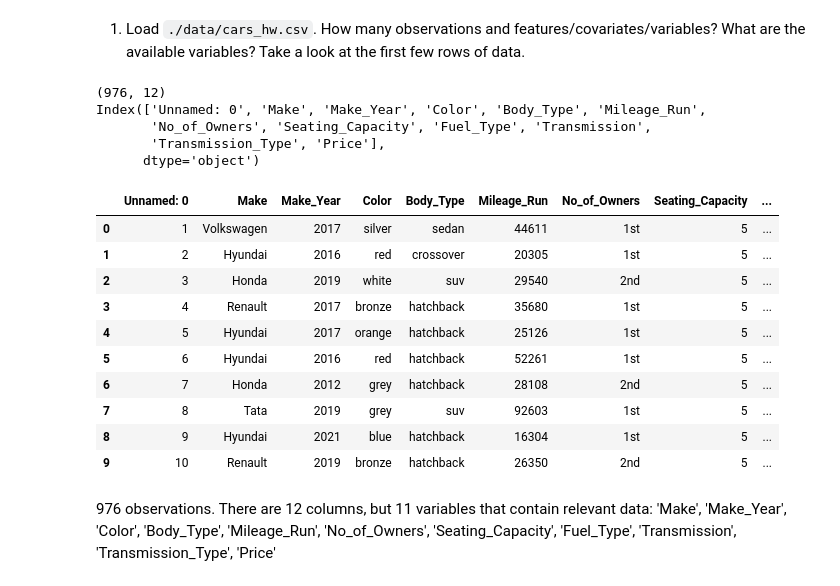
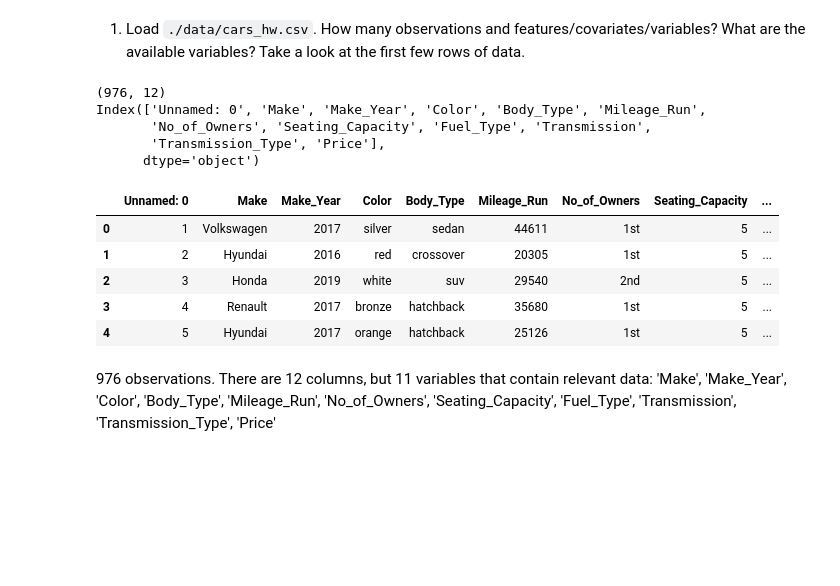
Before and after one commit to hasitanalluri/trees, a Jupyter notebook: assignment/assignment.ipynb, the cells around one changed output. Drawn from its saved outputs; the diff is of its cells as text; code cells hidden in the pictures; blank space fills up the shorter version.

```diff
--- a/assignment/assignment.ipynb
+++ b/assignment/assignment.ipynb
@@ -42,30 +37,25 @@ Resolving deltas: 100% (26/26), done.
 # %%
 import numpy as np
 import pandas as pd
 import seaborn as sns
 import matplotlib.pyplot as plt
 
 df = pd.read_csv('/content/trees/assignment/data/cars_hw.csv') # Load data
 print(df.shape)
 print(df.columns)
-df.head(10)
+df.head()
 # %% [output]
 (976, 12)
 Index(['Unnamed: 0', 'Make', 'Make_Year', 'Color', 'Body_Type', 'Mileage_Run',
        'No_of_Owners', 'Seating_Capacity', 'Fuel_Type', 'Transmission',
        'Transmission_Type', 'Price'],
       dtype='object')
 |  | Unnamed: 0 | Make | Make_Year | Color | Body_Type | Mileage_Run | No_of_Owners | Seating_Capacity | ... |
 | 0 | 1 | Volkswagen | 2017 | silver | sedan | 44611 | 1st | 5 | ... |
 | 1 | 2 | Hyundai | 2016 | red | crossover | 20305 | 1st | 5 | ... |
 | 2 | 3 | Honda | 2019 | white | suv | 29540 | 2nd | 5 | ... |
 | 3 | 4 | Renault | 2017 | bronze | hatchback | 35680 | 1st | 5 | ... |
 | 4 | 5 | Hyundai | 2017 | orange | hatchback | 25126 | 1st | 5 | ... |
-| 5 | 6 | Hyundai | 2016 | red | hatchback | 52261 | 1st | 5 | ... |
-| 6 | 7 | Honda | 2012 | grey | hatchback | 28108 | 2nd | 5 | ... |
-| 7 | 8 | Tata | 2019 | grey | suv | 92603 | 1st | 5 | ... |
-| 8 | 9 | Hyundai | 2021 | blue | hatchback | 16304 | 1st | 5 | ... |
-| 9 | 10 | Renault | 2019 | bronze | hatchback | 26350 | 2nd | 5 | ... |
 # %% [markdown]
 976 observations. There are 12 columns, but 11 variables that contain relevant data: 'Make', 'Make_Year', 'Color', 'Body_Type', 'Mileage_Run',
        'No_of_Owners', 'Seating_Capacity', 'Fuel_Type', 'Transmission',
```
Also changed, not shown: parts of 9 cells of this notebook.
